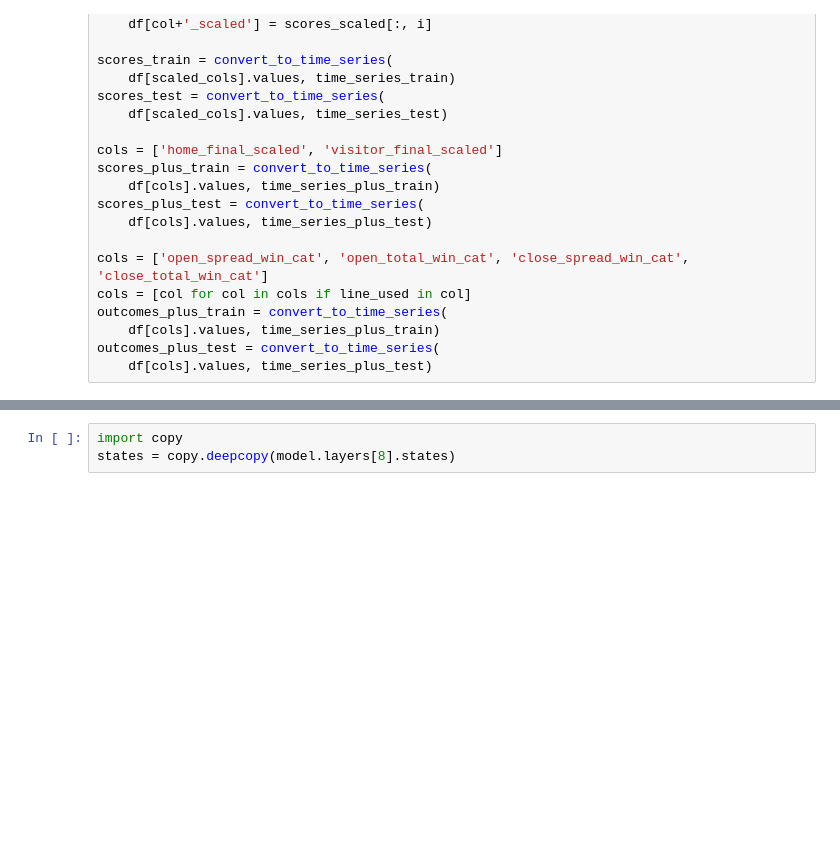
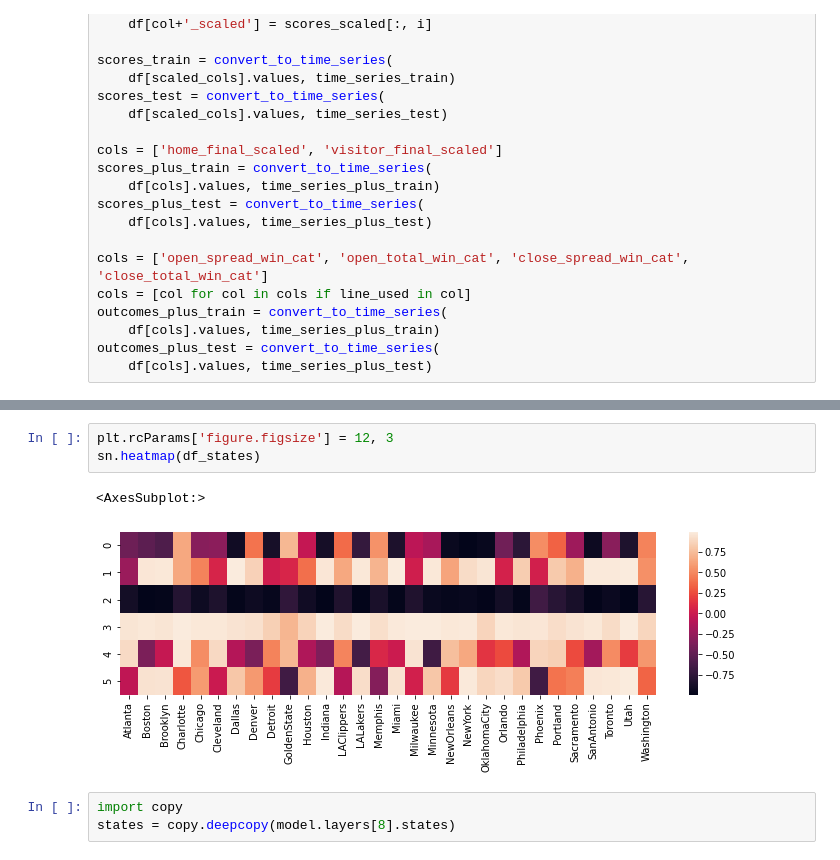
Before and after one commit to firstprinciples/nba_cleat, a Jupyter notebook: fps_nba_cleat/analyses/prediction_model.ipynb, the cells around one changed output, grey strips where cells are left out. Cells and saved outputs as stored; diff of their text form; blank space fills up the shorter version.

```diff
--- a/fps_nba_cleat/analyses/prediction_model.ipynb
+++ b/fps_nba_cleat/analyses/prediction_model.ipynb
@@ -349,3 +347,9 @@ plt.colorbar()
+# %%
+plt.rcParams['figure.figsize'] = 12, 3
+sn.heatmap(df_states)
+# %% [output]
+<AxesSubplot:>
+[figure, added]
 # %%
 import copy
 states = copy.deepcopy(model.layers[8].states)
```
Also changed, not shown: parts of 20 cells of this notebook, 6 other files.
